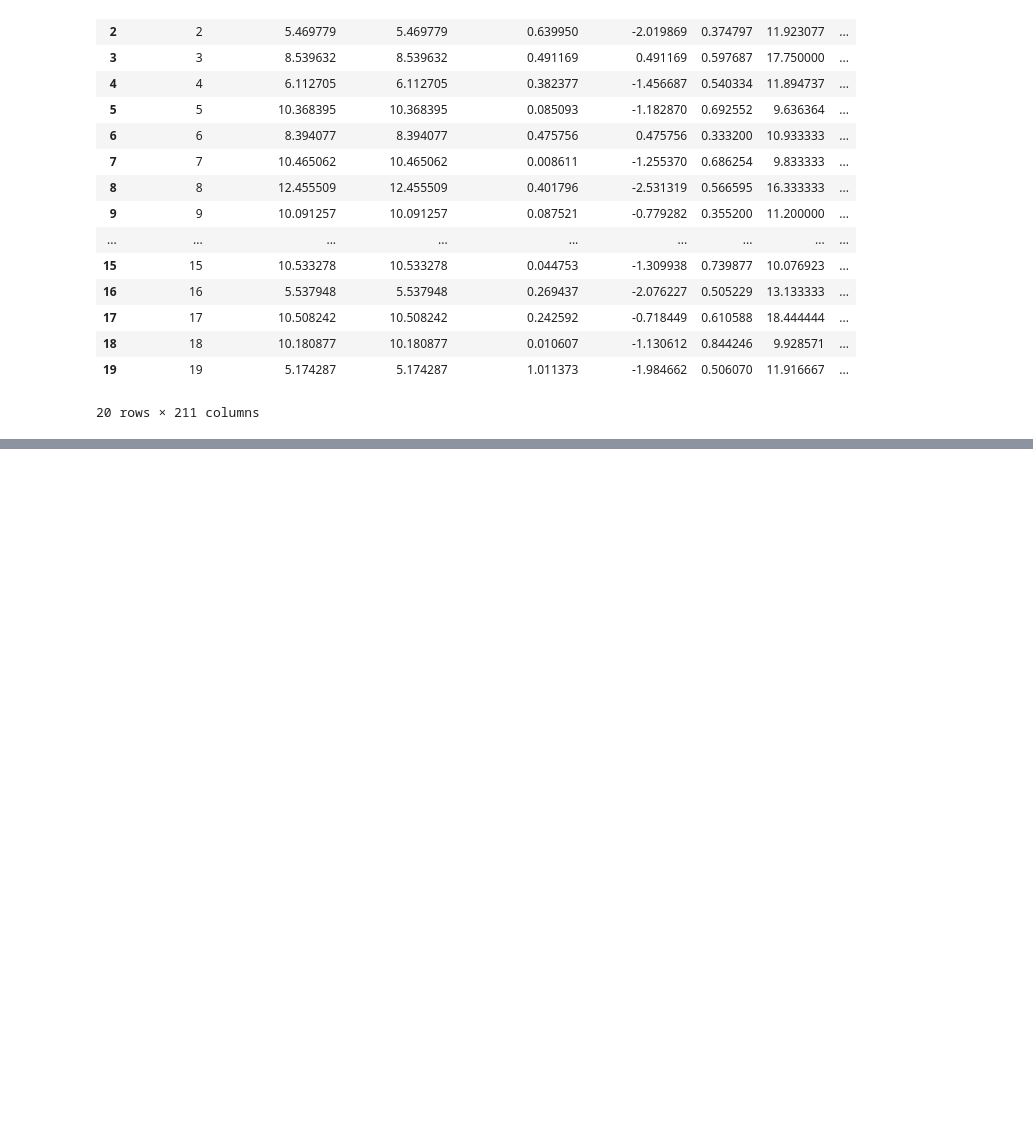
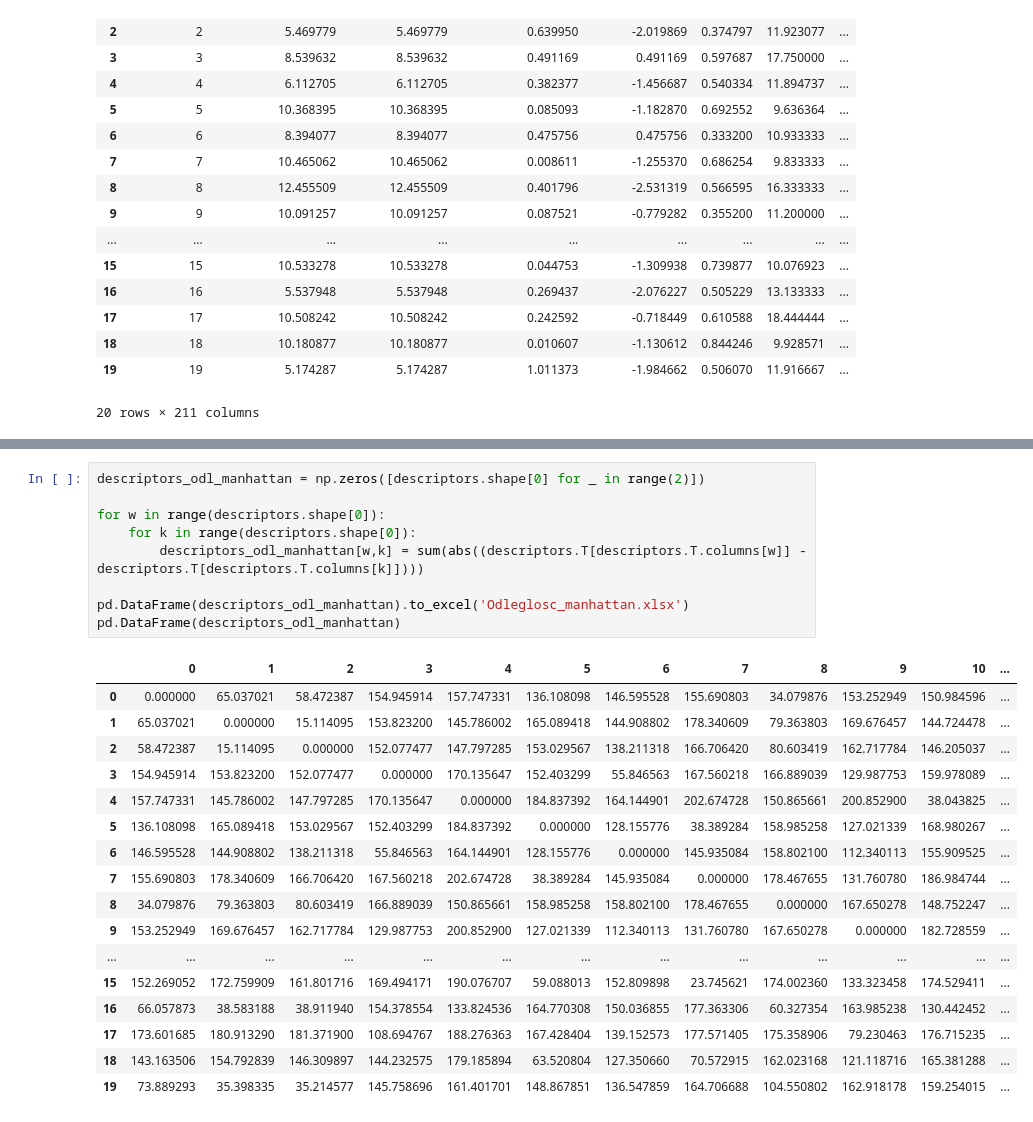
Before and after one commit to Kubabob/chemical-data-explorer, a Jupyter notebook: hca.ipynb, the cells around one changed output, grey strips where cells are left out. Cells and saved outputs as stored; diff of their text form; blank space fills up the shorter version.

```diff
--- a/hca.ipynb
+++ b/hca.ipynb
@@ -171,0 +162,27 @@ print(descriptors_odl)
+# %%
+descriptors_odl_manhattan = np.zeros([descriptors.shape[0] for _ in range(2)])
+
+for w in range(descriptors.shape[0]):
+    for k in range(descriptors.shape[0]):
+        descriptors_odl_manhattan[w,k] = sum(abs((descriptors.T[descriptors.T.columns[w]] - descriptors.T[descriptors.T.columns[k]])))
+
+pd.DataFrame(descriptors_odl_manhattan).to_excel('Odleglosc_manhattan.xlsx')
+pd.DataFrame(descriptors_odl_manhattan)
+# %% [output]
+|  | 0 | 1 | 2 | 3 | 4 | 5 | 6 | 7 | 8 | 9 | 10 | ... |
+| 0 | 0.000000 | 65.037021 | 58.472387 | 154.945914 | 157.747331 | 136.108098 | 146.595528 | 155.690803 | 34.079876 | 153.252949 | 150.984596 | ... |
+| 1 | 65.037021 | 0.000000 | 15.114095 | 153.823200 | 145.786002 | 165.089418 | 144.908802 | 178.340609 | 79.363803 | 169.676457 | 144.724478 | ... |
+| 2 | 58.472387 | 15.114095 | 0.000000 | 152.077477 | 147.797285 | 153.029567 | 138.211318 | 166.706420 | 80.603419 | 162.717784 | 146.205037 | ... |
+| 3 | 154.945914 | 153.823200 | 152.077477 | 0.000000 | 170.135647 | 152.403299 | 55.846563 | 167.560218 | 166.889039 | 129.987753 | 159.978089 | ... |
+| 4 | 157.747331 | 145.786002 | 147.797285 | 170.135647 | 0.000000 | 184.837392 | 164.144901 | 202.674728 | 150.865661 | 200.852900 | 38.043825 | ... |
+| 5 | 136.108098 | 165.089418 | 153.029567 | 152.403299 | 184.837392 | 0.000000 | 128.155776 | 38.389284 | 158.985258 | 127.021339 | 168.980267 | ... |
+| 6 | 146.595528 | 144.908802 | 138.211318 | 55.846563 | 164.144901 | 128.155776 | 0.000000 | 145.935084 | 158.802100 | 112.340113 | 155.909525 | ... |
+| 7 | 155.690803 | 178.340609 | 166.706420 | 167.560218 | 202.674728 | 38.389284 | 145.935084 | 0.000000 | 178.467655 | 131.760780 | 186.984744 | ... |
+| 8 | 34.079876 | 79.363803 | 80.603419 | 166.889039 | 150.865661 | 158.985258 | 158.802100 | 178.467655 | 0.000000 | 167.650278 | 148.752247 | ... |
+| 9 | 153.252949 | 169.676457 | 162.717784 | 129.987753 | 200.852900 | 127.021339 | 112.340113 | 131.760780 | 167.650278 | 0.000000 | 182.728559 | ... |
+| ... | ... | ... | ... | ... | ... | ... | ... | ... | ... | ... | ... | ... |
+| 15 | 152.269052 | 172.759909 | 161.801716 | 169.494171 | 190.076707 | 59.088013 | 152.809898 | 23.745621 | 174.002360 | 133.323458 | 174.529411 | ... |
+| 16 | 66.057873 | 38.583188 | 38.911940 | 154.378554 | 133.824536 | 164.770308 | 150.036855 | 177.363306 | 60.327354 | 163.985238 | 130.442452 | ... |
+| 17 | 173.601685 | 180.913290 | 181.371900 | 108.694767 | 188.276363 | 167.428404 | 139.152573 | 177.571405 | 175.358906 | 79.230463 | 176.715235 | ... |
+| 18 | 143.163506 | 154.792839 | 146.309897 | 144.232575 | 179.185894 | 63.520804 | 127.350660 | 70.572915 | 162.023168 | 121.118716 | 165.381288 | ... |
+| 19 | 73.889293 | 35.398335 | 35.214577 | 145.758696 | 161.401701 | 148.867851 | 136.547859 | 164.706688 | 104.550802 | 162.918178 | 159.254015 | ... |
```
Also changed, not shown: parts of 18 cells of this notebook, 2 other files.
